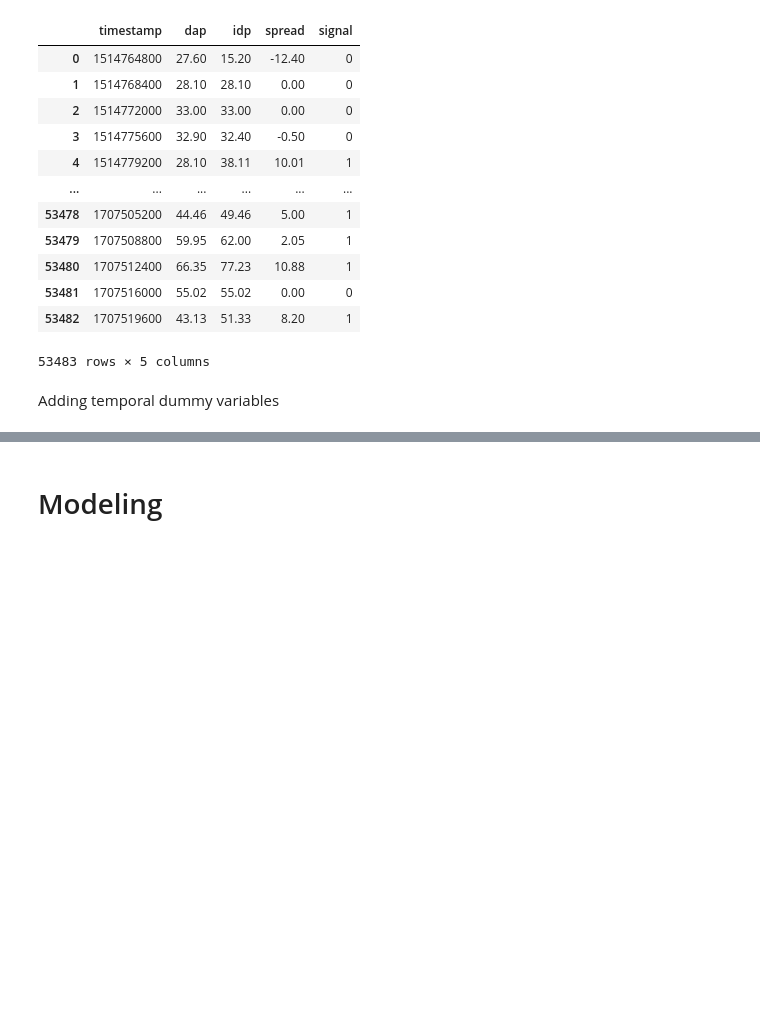
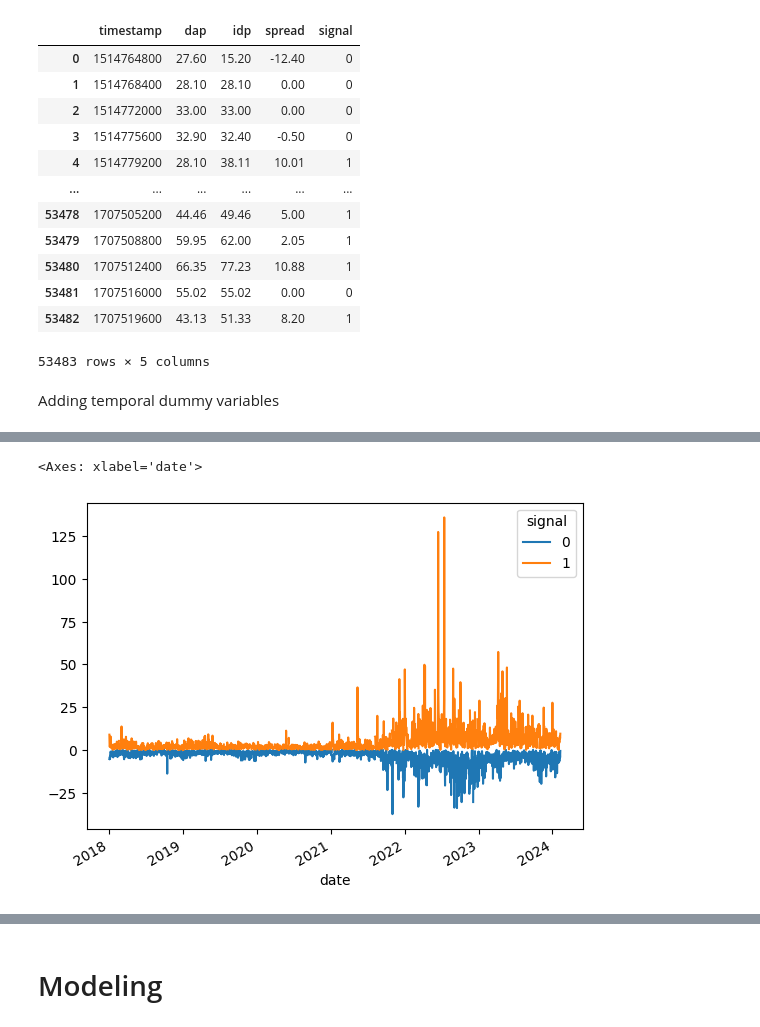
Before and after one commit to mzaoualim/electricity-price-forecasting, a Jupyter notebook: electricity_price_forcasting.ipynb, the cells around one changed output, grey strips where cells are left out. Drawn from its saved outputs; the diff is of its cells as text; code cells hidden in the pictures; blank space fills up the shorter version.

```diff
--- a/electricity_price_forcasting.ipynb
+++ b/electricity_price_forcasting.ipynb
@@ -329,0 +350,7 @@ data['timestamp_'] = data['timestamp'].apply(lambda x: pd.to_datetime(x, unit='s
+# %%
+# Adding whether it is day or night
+for i in range(len(data)):
+  data.loc[i, 'day_night'] = day_night(timestamp = data.loc[i, 'date'])
+
+data['day_night'] = data['day_night'].astype(int)
+data
@@ -330 +373,8 @@ data['timestamp_'] = data['timestamp'].apply(lambda x: pd.to_datetime(x, unit='s
+# %%
+# adding spanish holidays
+for i in range(len(data)):
+  data.loc[i, 'is_holiday'] = (data.loc[i, 'date'] in holidays.country_holidays('ES'))
+
+data['is_holiday'] = data['is_holiday'].astype(int)
+data
 # %%
@@ -346,12 +386,0 @@ data
-# %%
-# day of week (monday = 0 to sunday = 6)
-for i in range(len(data)):
-  data.loc[i, 'day_of_week'] = pd.Timestamp(np.datetime64(data.loc[i, 'timestamp_'], 's')).day_of_week
-  # isweekend
-  # pd.Timestamp(np.datetime64(1707519600, 's')).day_of_week > 4
-  data.loc[i, 'week'] = pd.Timestamp(np.datetime64(data.loc[i, 'timestamp_'], 's')).week
-  data.loc[i, 'quarter'] = pd.Timestamp(np.datetime64(data.loc[i, 'timestamp_'], 's')).quarter
-  # isday_night
-
-
-data
@@ -434,0 +387,9 @@ c
+# %%
+# rearrange columns
+data = data.reindex(columns=[
+    'date','timestamp',
+    'day_night', 'is_holiday','day_of_week', 'is_weekend', 'week_number', 'season',
+    'dap', 'idp', 'spread', 'signal'
+    ])
+
+data
@@ -434,0 +450,12 @@ c
+# %%
+# cyclical fluctuations of idp, dap and spread
+## hourly
+data.groupby([pd.Grouper(key='date', freq='D'), 'signal']).spread.mean().unstack().plot()
+## daily
+## weekly & in_off_weekend
+## monthly
+## seasonly
+## yearly
+# %% [output]
+<Axes: xlabel='date'>
+[figure, added]
```
Also changed, not shown: parts of 52 cells of this notebook.
